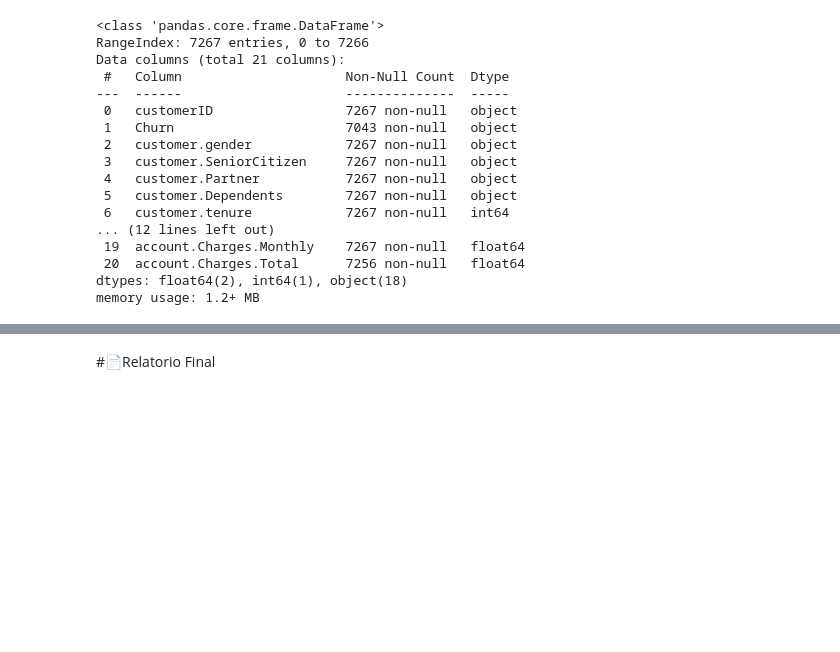
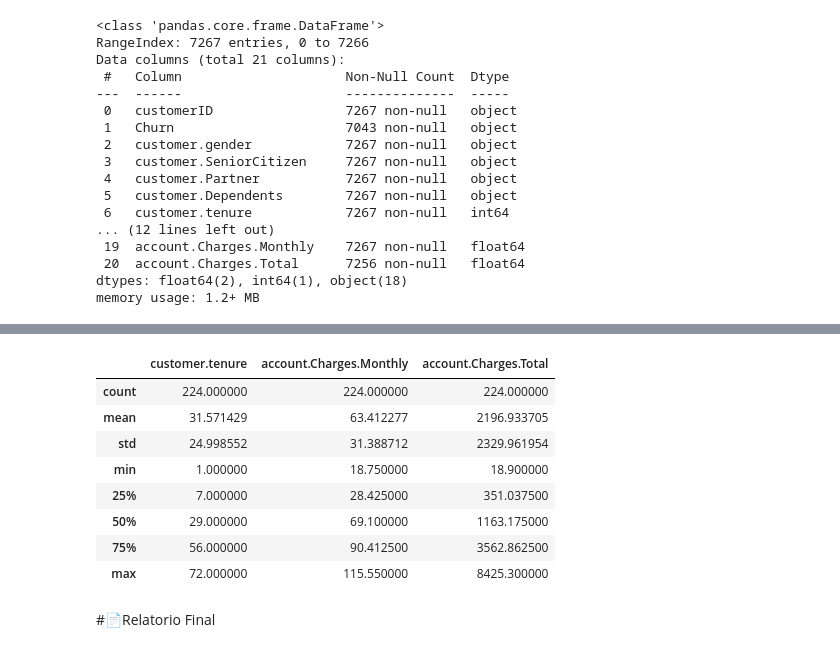
Before and after one commit to brunorm86/challenge2-data-science, a Jupyter notebook: TelecomX_BR.ipynb, the cells around one changed output, grey strips where cells are left out. Saved outputs shown, nothing was run; the diff lists cells and outputs as text; code cells hidden in the pictures; blank space fills up the shorter version.

```diff
--- a/TelecomX_BR.ipynb
+++ b/TelecomX_BR.ipynb
@@ -247,2 +221,16 @@ df.to_csv('data/TelecomX_Data_Tratados.csv', index=False, sep=';')
+# %%
+# describe apenas das linhas onde Churn é None
+
+df[df['Churn'].isna()].describe()
+# %% [output]
+|  | customer.tenure | account.Charges.Monthly | account.Charges.Total |
+| count | 224.000000 | 224.000000 | 224.000000 |
+| mean | 31.571429 | 63.412277 | 2196.933705 |
+| std | 24.998552 | 31.388712 | 2329.961954 |
+| min | 1.000000 | 18.750000 | 18.900000 |
+| 25% | 7.000000 | 28.425000 | 351.037500 |
+| 50% | 29.000000 | 69.100000 | 1163.175000 |
+| 75% | 56.000000 | 90.412500 | 3562.862500 |
+| max | 72.000000 | 115.550000 | 8425.300000 |
 # %% [markdown]
 #📄Relatorio Final
```
Also changed, not shown: parts of 21 cells of this notebook.
